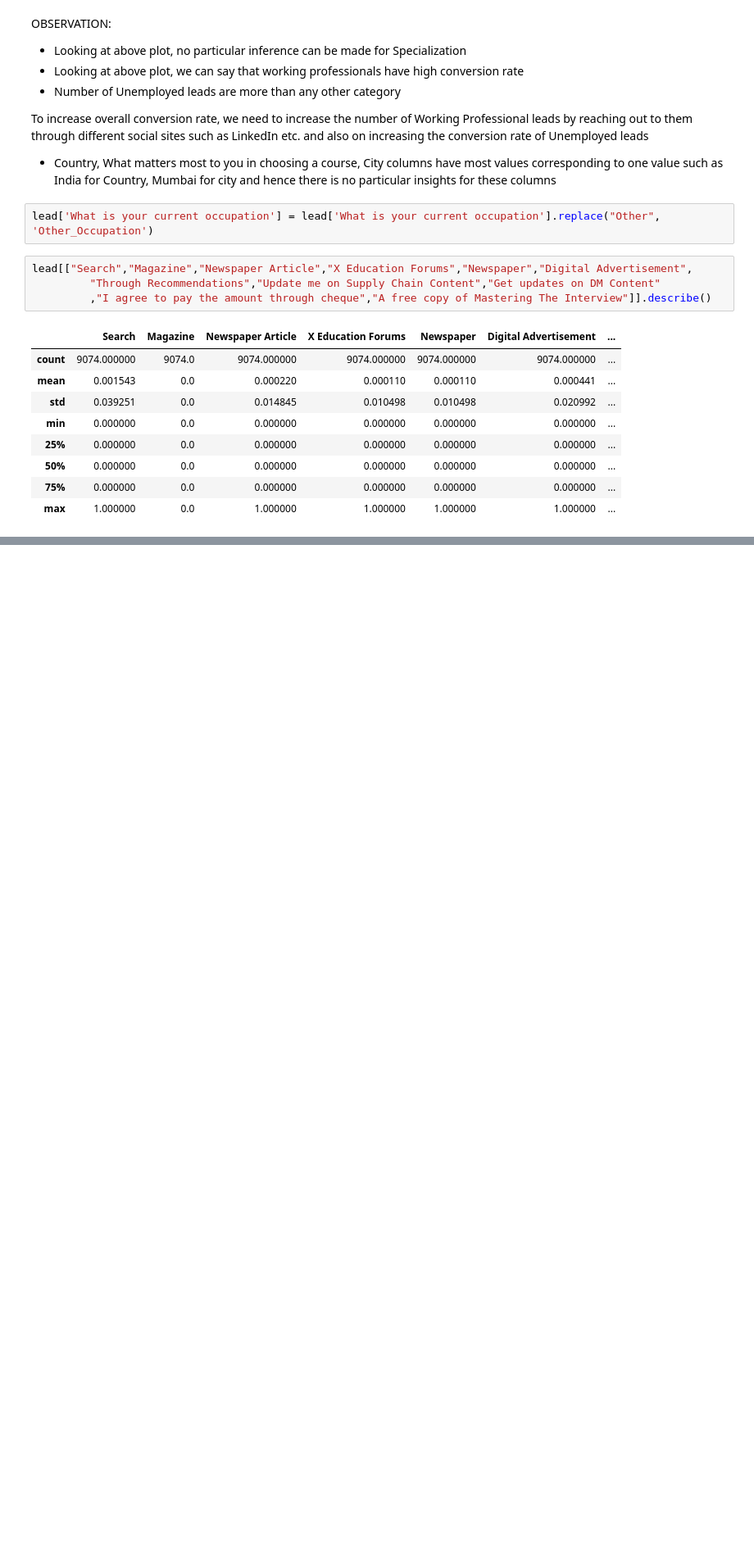
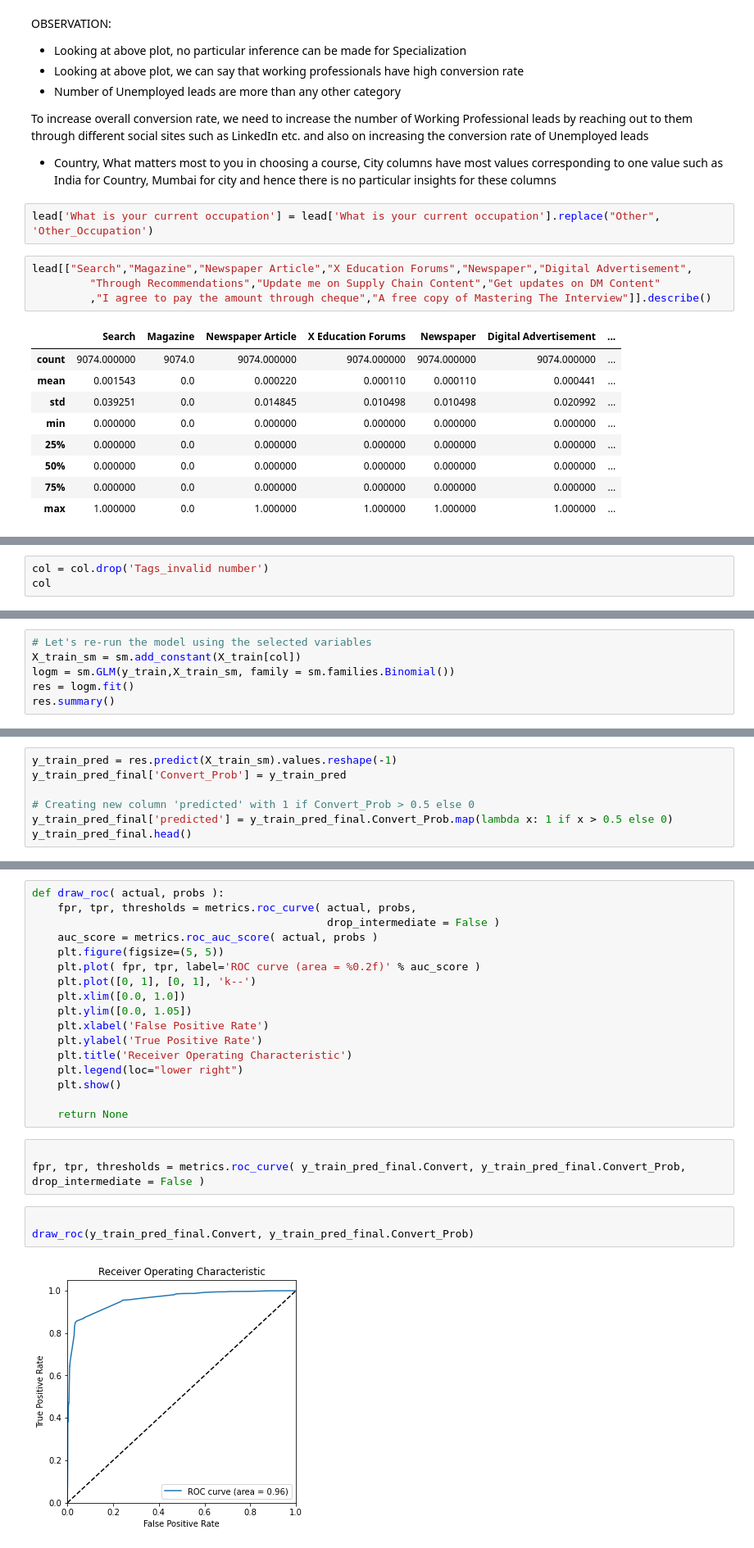
Before and after one commit to Pratik-Acharyya/Lead-Scoring-Case-Study, a Jupyter notebook: Lead_Scoring_Model.ipynb, the cells around one changed output, grey strips where cells are left out. Shown at 82% size. Cells and saved outputs as stored; diff of their text form; blank space fills up the shorter version.

```diff
--- a/Lead_Scoring_Model.ipynb
+++ b/Lead_Scoring_Model.ipynb
@@ -403,0 +787,3 @@ lead[["Search","Magazine","Newspaper Article","X Education Forums","Newspaper","
+# %%
+col = col.drop('Tags_invalid number')
+col
@@ -403,0 +799,6 @@ lead[["Search","Magazine","Newspaper Article","X Education Forums","Newspaper","
+# %%
+# Let's re-run the model using the selected variables
+X_train_sm = sm.add_constant(X_train[col])
+logm = sm.GLM(y_train,X_train_sm, family = sm.families.Binomial())
+res = logm.fit()
+res.summary()
@@ -403,0 +832,7 @@ lead[["Search","Magazine","Newspaper Article","X Education Forums","Newspaper","
+# %%
+y_train_pred = res.predict(X_train_sm).values.reshape(-1)
+y_train_pred_final['Convert_Prob'] = y_train_pred
+
+# Creating new column 'predicted' with 1 if Convert_Prob > 0.5 else 0
+y_train_pred_final['predicted'] = y_train_pred_final.Convert_Prob.map(lambda x: 1 if x > 0.5 else 0)
+y_train_pred_final.head()
@@ -403,0 +927,25 @@ lead[["Search","Magazine","Newspaper Article","X Education Forums","Newspaper","
+# %%
+def draw_roc( actual, probs ):
+    fpr, tpr, thresholds = metrics.roc_curve( actual, probs,
+                                              drop_intermediate = False )
+    auc_score = metrics.roc_auc_score( actual, probs )
+    plt.figure(figsize=(5, 5))
+    plt.plot( fpr, tpr, label='ROC curve (area = %0.2f)' % auc_score )
+    plt.plot([0, 1], [0, 1], 'k--')
+    plt.xlim([0.0, 1.0])
+    plt.ylim([0.0, 1.05])
+    plt.xlabel('False Positive Rate')
+    plt.ylabel('True Positive Rate')
+    plt.title('Receiver Operating Characteristic')
+    plt.legend(loc="lower right")
+    plt.show()
+
+    return None
+# %%
+
+fpr, tpr, thresholds = metrics.roc_curve( y_train_pred_final.Convert, y_train_pred_final.Convert_Prob, drop_intermediate = False )
+# %%
+
+draw_roc(y_train_pred_final.Convert, y_train_pred_final.Convert_Prob)
+# %% [output]
+[figure, added]
```
Also changed, not shown: parts of 64 cells of this notebook.
